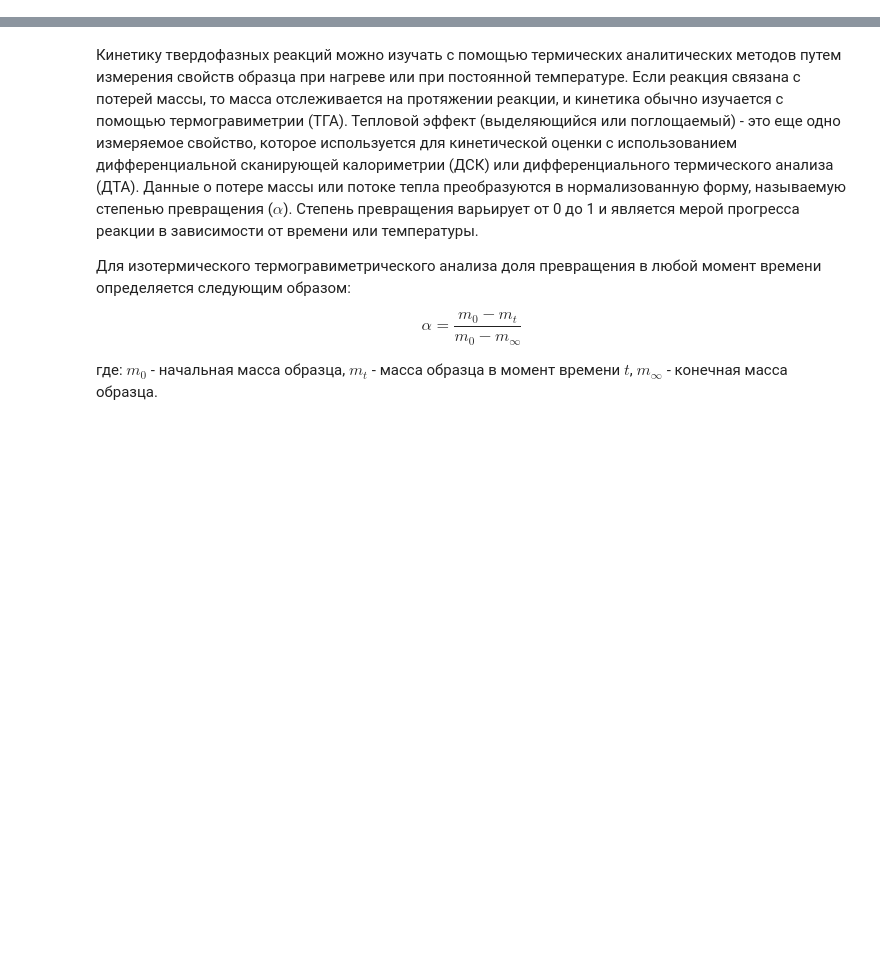
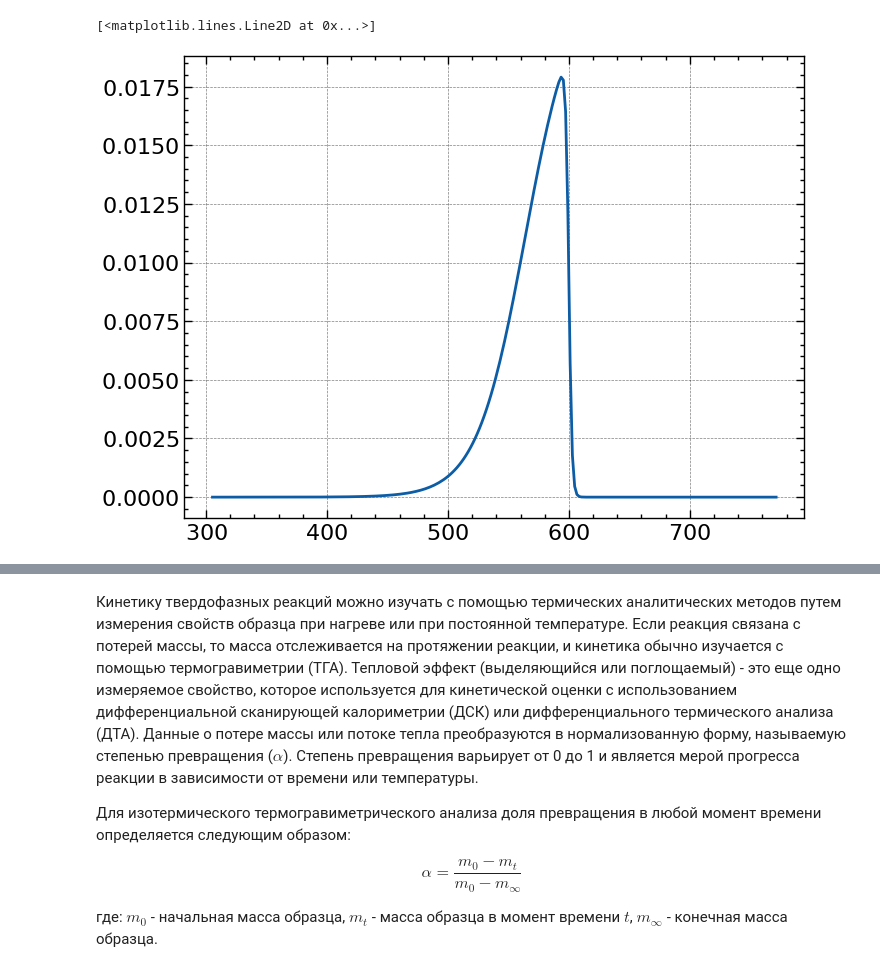
Before and after one commit to kdavjd/Open_ThermoKinetics, a Jupyter notebook: docs/ru/1_model_fit.ipynb, the cells around one changed output, grey strips where cells are left out. Cells and saved outputs as stored; diff of their text form; code cells hidden in the pictures; blank space fills up the shorter version.

Commit message:
plot model fit error fxd

```diff
--- a/docs/ru/1_model_fit.ipynb
+++ b/docs/ru/1_model_fit.ipynb
@@ -0,0 +1,47 @@
+# %%
+import os
+import json
+from pathlib import Path
+current_directory = Path().resolve()
+project_directory = current_directory.parent.parent
+os.chdir(project_directory)
+
+import pandas as pd
+import numpy as np
+import matplotlib.pyplot as plt
+import scienceplots
+
+plt.style.use(['science', 'no-latex', 'notebook', 'grid'])
+plt.rcParams['text.usetex'] = False
+
+file_name = "NH4_rate_3_3_rcts_ads_ads_ads.json"
+file_path = project_directory / "resources" / file_name
+
+with open(file_path, "r", encoding="utf-8") as file:
+    data = json.load(file)
+
+for reaction_key, reaction_data in data.items():
+    if "x" in reaction_data:
+        reaction_data["x"] = np.array(reaction_data["x"])
+# %%
+from src.core.curve_fitting import CurveFitting as cft
+
+def parse_reaction(data, reaction_name):
+    try:
+        reaction_data = data[reaction_name]
+        _x = (reaction_data["x"][0],  reaction_data["x"][-1])
+        function_type = reaction_data["function"]
+        coeffs = tuple([reaction_data["coeffs"][key] for key in cft._get_allowed_keys_for_type(function_type)])
+        da_dT = cft.calculate_reaction((_x, function_type, coeffs))
+        conversion = np.cumsum(da_dT)/np.cumsum(da_dT).max()
+        x = np.linspace(_x[0], _x[1], 250)
+        temperature = x + 273.15
+    except KeyError as e:
+        return None, None
+    return temperature, conversion, da_dT
+
+temperature, conversion, da_dT = parse_reaction(data, "reaction_1")
+plt.plot(temperature, da_dT) if temperature is not None else None
+# %% [output]
+[<matplotlib.lines.Line2D at 0x...>]
+[figure, added]
```
Also changed, not shown: parts of 5 cells of this notebook, 2 other files.
